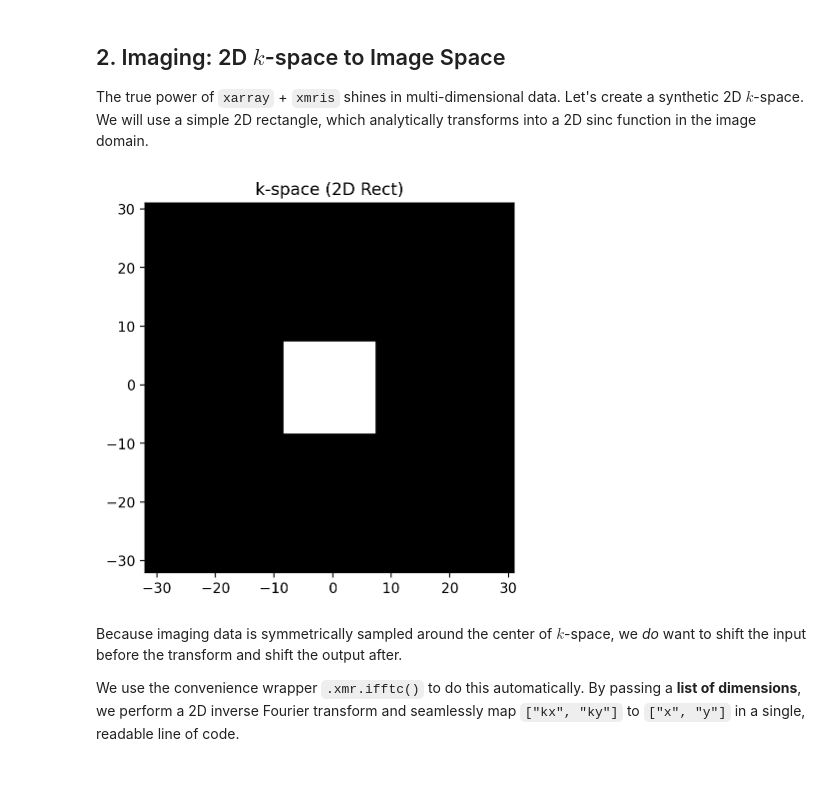
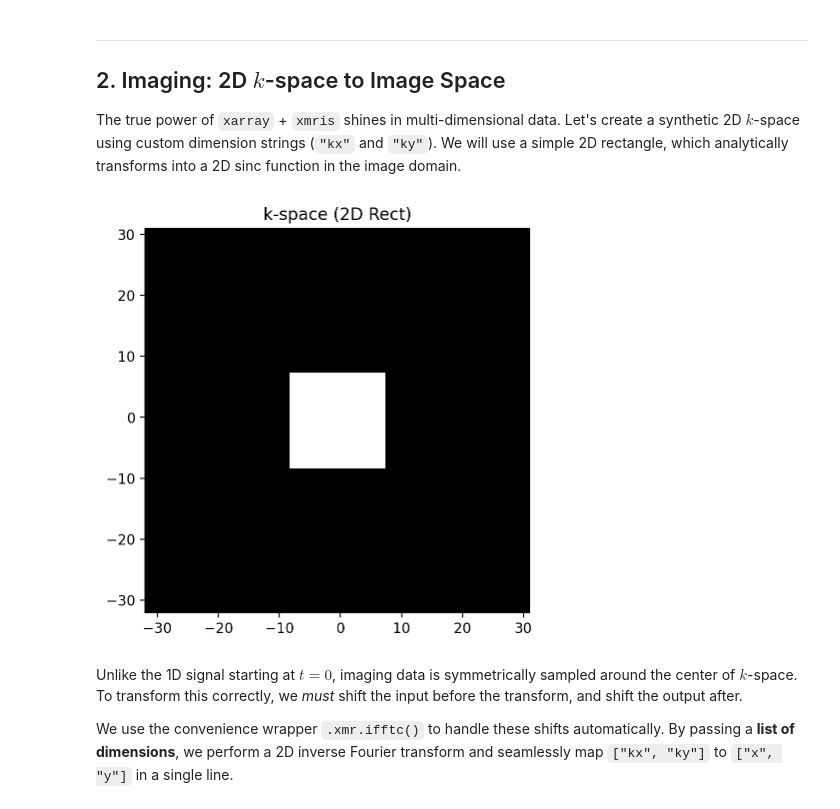
Before and after one commit to andrewendlinger/xmris, a Jupyter notebook: docs/notebooks/basics/fft.ipynb, the cells around one changed output. Drawn from its saved outputs; the diff is of its cells as text; code cells hidden in the pictures; blank space fills up the shorter version.

```diff
--- a/docs/notebooks/basics/fft.ipynb
+++ b/docs/notebooks/basics/fft.ipynb
@@ -34,8 +49,5 @@ import matplotlib.pyplot as plt
 import numpy as np
 import xarray as xr
 
-import xmris  # Registers the .xmr accessor  # noqa: F401
-
-# Set a nice plotting style
-plt.style.use("default")
+import xmris  # Registers the .xmr accessor
 # %% [markdown]
@@ -107,30 +115,31 @@ assert np.isclose(energy_time, energy_freq), "FFT energy conservation failed!"
 # %% [markdown]
+---
+
 ## 2. Imaging: 2D $k$-space to Image Space
-The true power of `xarray` + `xmris` shines in multi-dimensional data. Let's create a synthetic 2D $k$-space. We will use a simple 2D rectangle, which analytically transforms into a 2D sinc function in the image domain.
+
+The true power of `xarray` + `xmris` shines in multi-dimensional data. Let's create a synthetic 2D $k$-space using custom dimension strings (`"kx"` and `"ky"`). We will use a simple 2D rectangle, which analytically transforms into a 2D sinc function in the image domain.
 # %%
 # Create a synthetic 2D k-space (64x64 matrix)
 kspace_data = np.zeros((64, 64), dtype=complex)
-# Create a 16x16 rect in the center
-kspace_data[24:40, 24:40] = 1.0
+kspace_data[24:40, 24:40] = 1.0  # 16x16 rect in the center
 
 da_kspace = xr.DataArray(
     kspace_data,
     dims=["kx", "ky"],
     coords={"kx": np.linspace(-32, 31, 64), "ky": np.linspace(-32, 31, 64)},
-    attrs={"Sequence": "GRE"},
 )
 
 # Plot k-space magnitude
-fig, ax = plt.subplots()
+fig, ax = plt.subplots(figsize=(5, 5))
 ax.imshow(np.abs(da_kspace.values), cmap="gray", extent=[-32, 31, -32, 31])
 ax.set_title("k-space (2D Rect)")
 plt.show()
 # %% [output]
-[figure, old version]
+[figure, new version]
 # %% [markdown]
-Because imaging data is symmetrically sampled around the center of $k$-space, we *do* want to shift the input before the transform and shift the output after.
+Unlike the 1D signal starting at $t=0$, imaging data is symmetrically sampled around the center of $k$-space. To transform this correctly, we *must* shift the input before the transform, and shift the output after.
 
-We use the convenience wrapper `.xmr.ifftc()` to do this automatically. By passing a **list of dimensions**, we perform a 2D inverse Fourier transform and seamlessly map `["kx", "ky"]` to `["x", "y"]` in a single, readable line of code.
+We use the convenience wrapper `.xmr.ifftc()` to handle these shifts automatically. By passing a **list of dimensions**, we perform a 2D inverse Fourier transform and seamlessly map `["kx", "ky"]` to `["x", "y"]` in a single line.
 # %%
 # Transform to Image Domain (2D IFFT with symmetric shifts) and rename dimensions
 da_image = da_kspace.xmr.ifftc(dim=["kx", "ky"], out_dim=["x", "y"])
```
Also changed, not shown: parts of 11 cells of this notebook, 4 other files.
